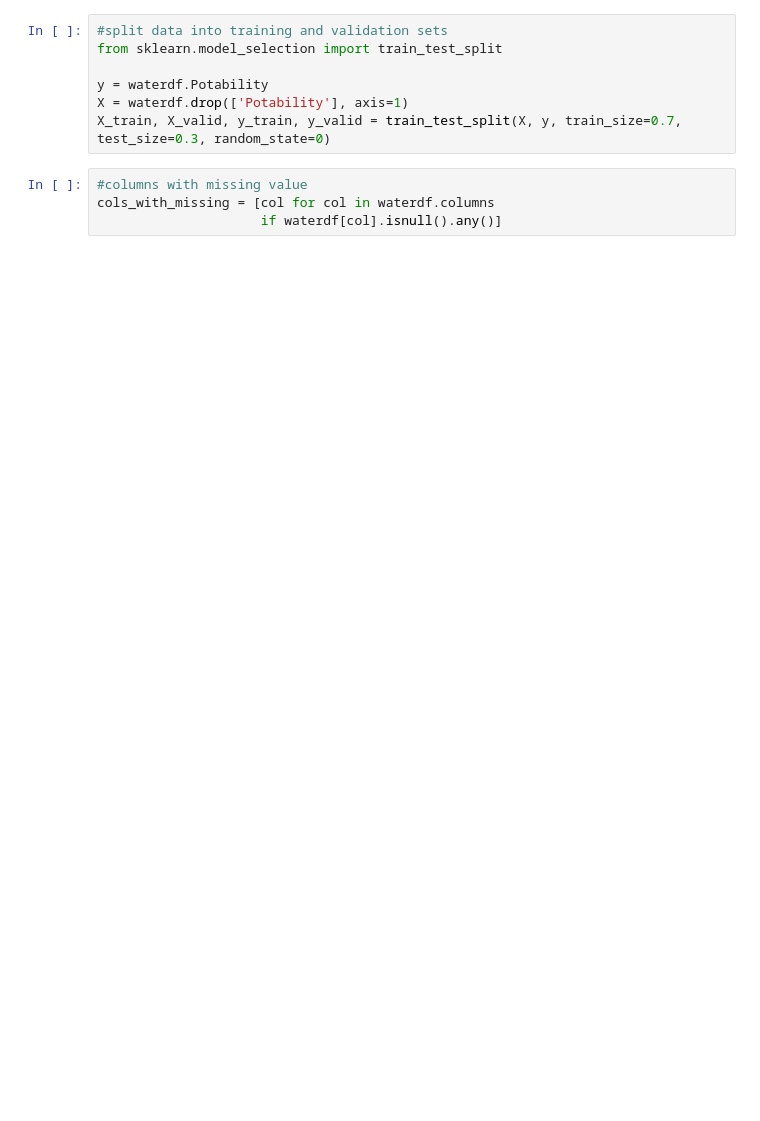
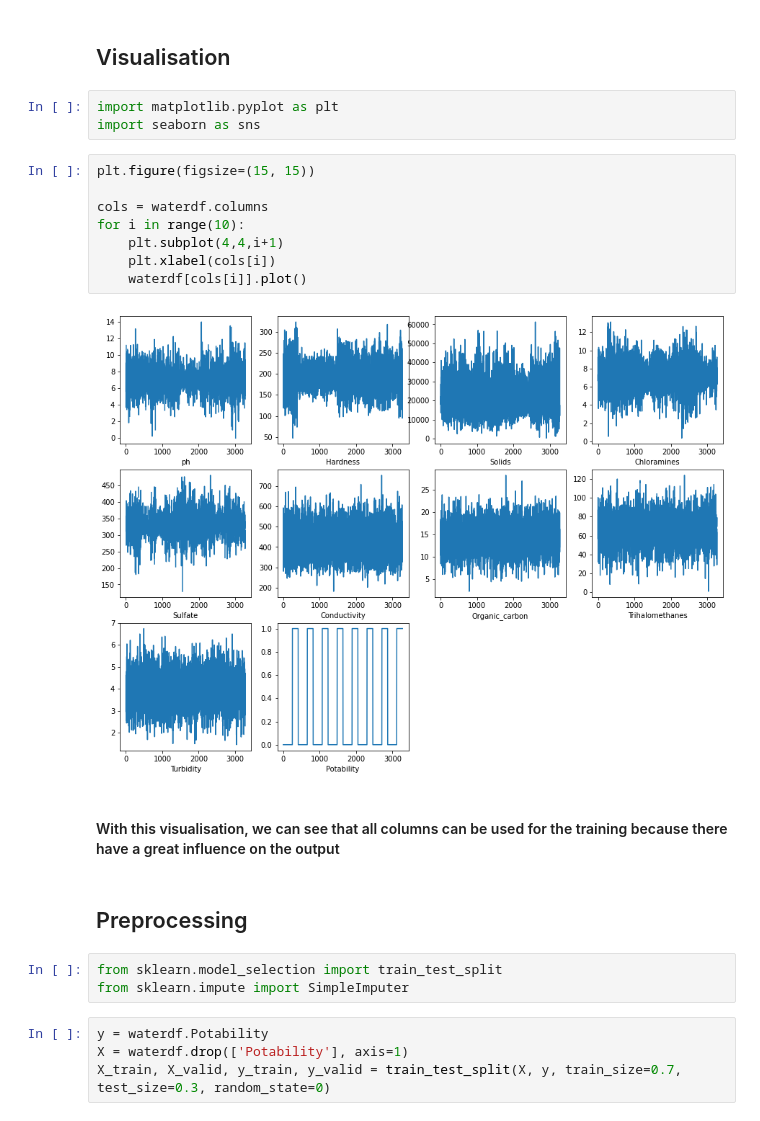
Before and after one commit to ghoumbadji/water-potability-checker, a Jupyter notebook: src/WaterPotability.ipynb, the cells around one changed output. Saved outputs shown, nothing was run; the diff lists cells and outputs as text; blank space fills up the shorter version.

Commit message:
[UPD] Better visualisation and [ADD] organisation of the notebook

```diff
--- a/src/WaterPotability.ipynb
+++ b/src/WaterPotability.ipynb
@@ -29,12 +37,27 @@ dtype: object
+# %% [markdown]
+## Visualisation
+# %%
+import matplotlib.pyplot as plt
+import seaborn as sns
+# %%
+plt.figure(figsize=(15, 15))
+
+cols = waterdf.columns
+for i in range(10):
+    plt.subplot(4,4,i+1)
+    plt.xlabel(cols[i])
+    waterdf[cols[i]].plot()
+# %% [output]
+[figure, added]
+# %% [markdown]
+#### With this visualisation, we can see that all columns can be used for the training because there have a great influence on the output
+# %% [markdown]
+## Preprocessing
+# %%
+from sklearn.model_selection import train_test_split
+from sklearn.impute import SimpleImputer
 # %%
-#split data into training and validation sets
-from sklearn.model_selection import train_test_split
-
 y = waterdf.Potability
 X = waterdf.drop(['Potability'], axis=1)
 X_train, X_valid, y_train, y_valid = train_test_split(X, y, train_size=0.7, test_size=0.3, random_state=0)
-# %%
-#columns with missing value
-cols_with_missing = [col for col in waterdf.columns
-                     if waterdf[col].isnull().any()]
 # %%
```
Also changed, not shown: parts of 14 cells of this notebook.
